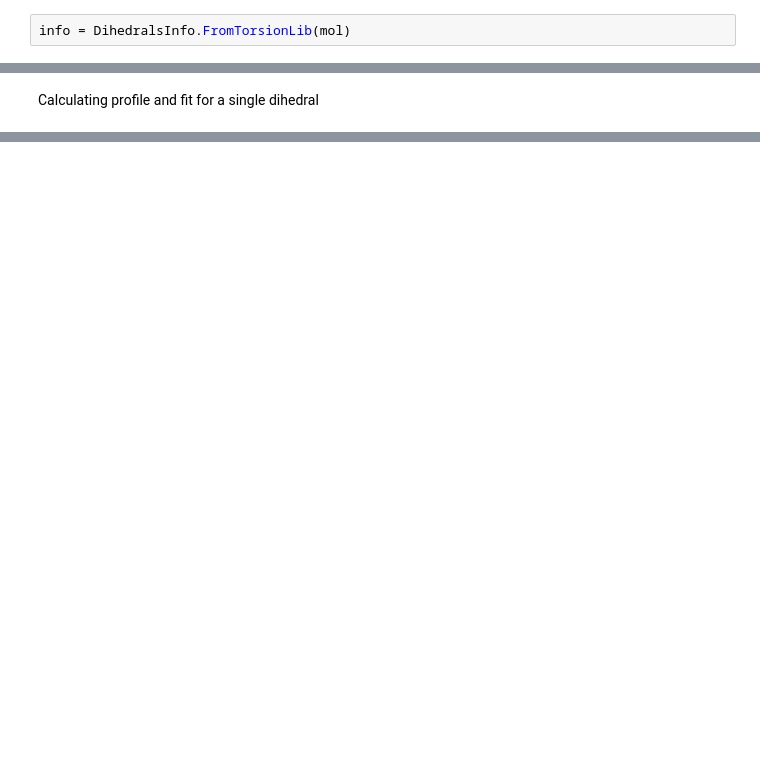
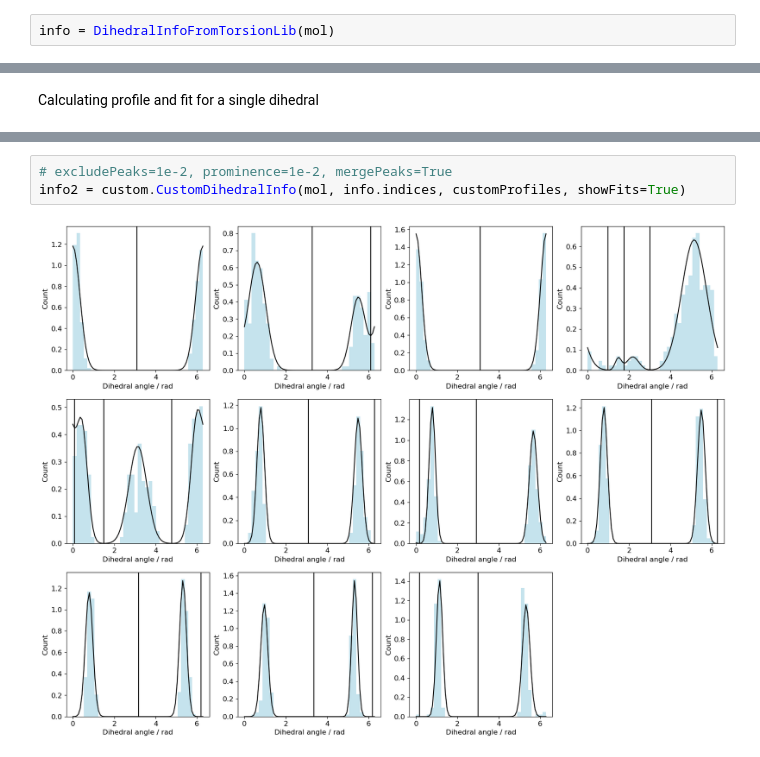
Before and after one commit to rinikerlab/TorsionAngularBinStrings, a Jupyter notebook: Demos/TestingNewAPI.ipynb, the cells around one changed output, grey strips where cells are left out. Drawn from its saved outputs; the diff is of its cells as text; blank space fills up the shorter version.

```diff
--- a/Demos/TestingNewAPI.ipynb
+++ b/Demos/TestingNewAPI.ipynb
@@ -14,7 +15,7 @@ mol
 # %% [markdown]
 Building the TorsionInfoList object
 # %%
-info = DihedralsInfo.FromTorsionLib(mol)
+info = DihedralInfoFromTorsionLib(mol)
 # %%
 info.GetnTABS()
 # %% [output]
@@ -64,0 +67,5 @@ customProfilesWater = GetTorsionProfilesFromMDTraj(md.load("../Data/CustomTABS/c
+# %%
+# excludePeaks=1e-2, prominence=1e-2, mergePeaks=True
+info2 = custom.CustomDihedralInfo(mol, info.indices, customProfiles, showFits=True)
+# %% [output]
+[figure, added]
```
Also changed, not shown: parts of 9 cells of this notebook.
